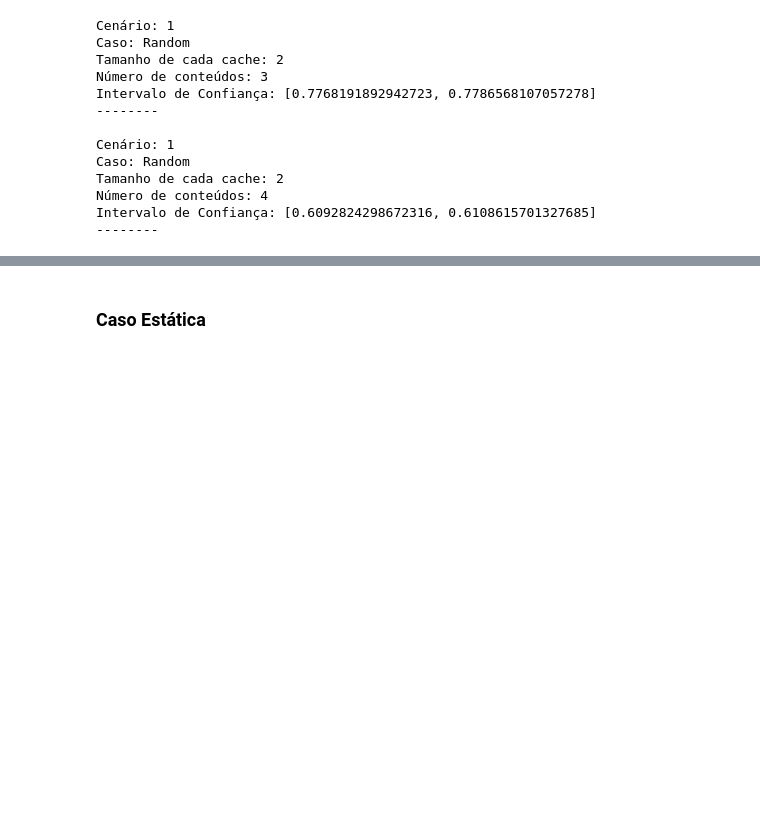
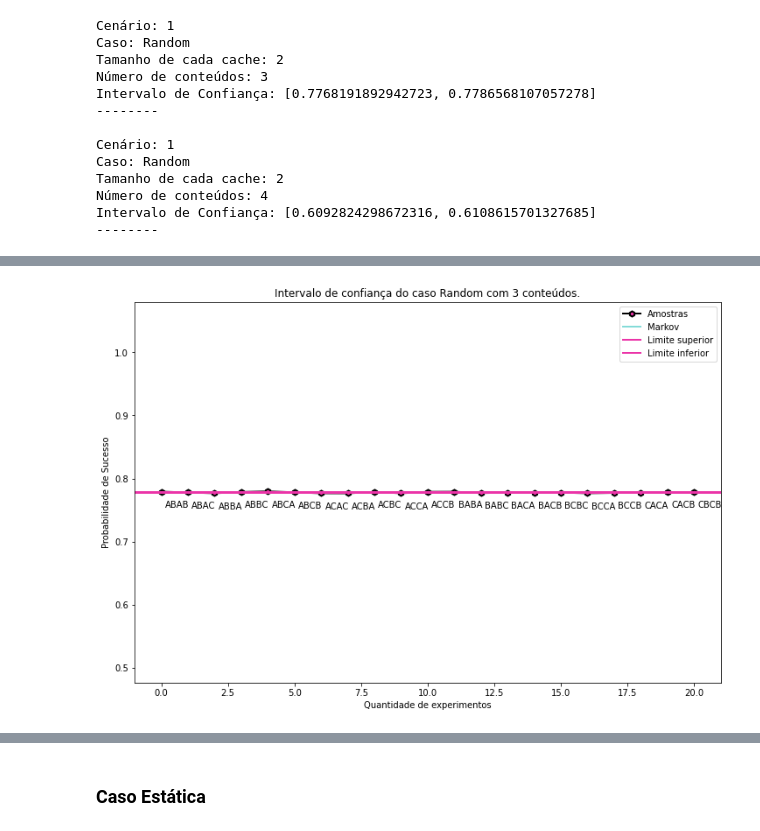
Before and after one commit to siliconemonster/AD-TrabalhoFinal, a Jupyter notebook: Simulação_AD.ipynb, the cells around one changed output, grey strips where cells are left out. Drawn from its saved outputs; the diff is of its cells as text; code cells hidden in the pictures; blank space fills up the shorter version.

```diff
--- a/Simulação_AD.ipynb
+++ b/Simulação_AD.ipynb
@@ -482,0 +650,5 @@ Intervalo de Confiança: [0.6092824298672316, 0.6108615701327685]
+# %%
+dataRandom, estadosCaches, estadosIniciais  = analiseEstadoInicial("Random", ["A","B","C"],3,2, [1/3,1/3,1/3])
+plotarAnaliseEstadoInicial(dataRandom, "Random", 3, random1_3, 1, estadosIniciais)
+# %% [output]
+[figure, added]
```
Also changed, not shown: parts of 53 cells of this notebook.
